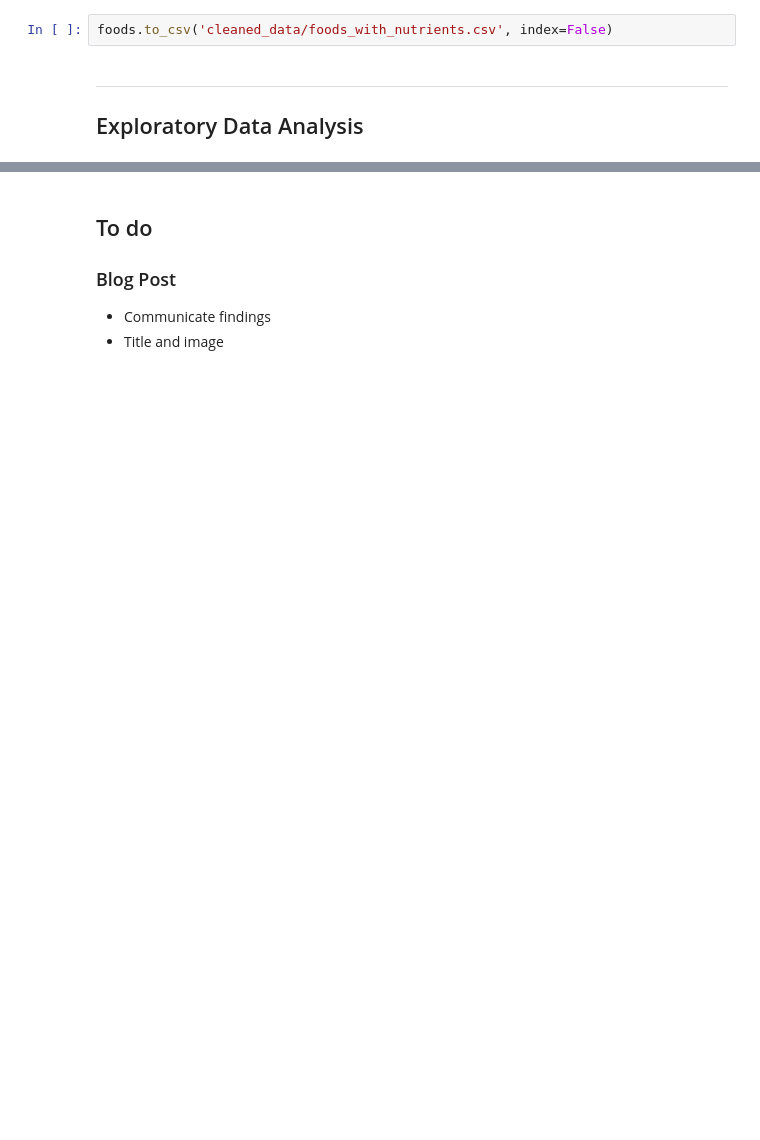
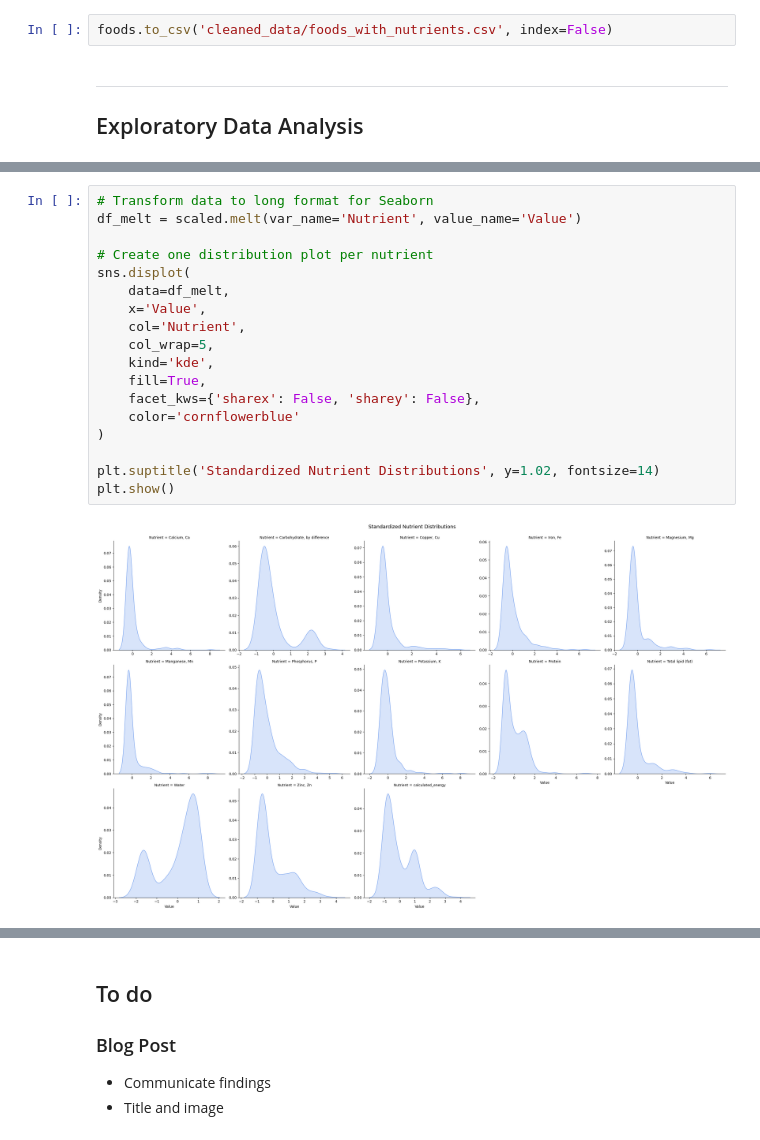
Before and after one commit to viniciusagsa/dsnd-project-01, a Jupyter notebook: data_analysis.ipynb, the cells around one changed output, grey strips where cells are left out. Drawn from its saved outputs; the diff is of its cells as text; blank space fills up the shorter version.

```diff
--- a/data_analysis.ipynb
+++ b/data_analysis.ipynb
@@ -148,0 +207,20 @@ foods.fillna(0, inplace=True)
+# %%
+# Transform data to long format for Seaborn
+df_melt = scaled.melt(var_name='Nutrient', value_name='Value')
+
+# Create one distribution plot per nutrient
+sns.displot(
+    data=df_melt,
+    x='Value',
+    col='Nutrient',
+    col_wrap=5,
+    kind='kde',
+    fill=True,
+    facet_kws={'sharex': False, 'sharey': False},
+    color='cornflowerblue'
+)
+
+plt.suptitle('Standardized Nutrient Distributions', y=1.02, fontsize=14)
+plt.show()
+# %% [output]
+[figure, added]
```
Also changed, not shown: parts of 21 cells of this notebook, 2 other files.
